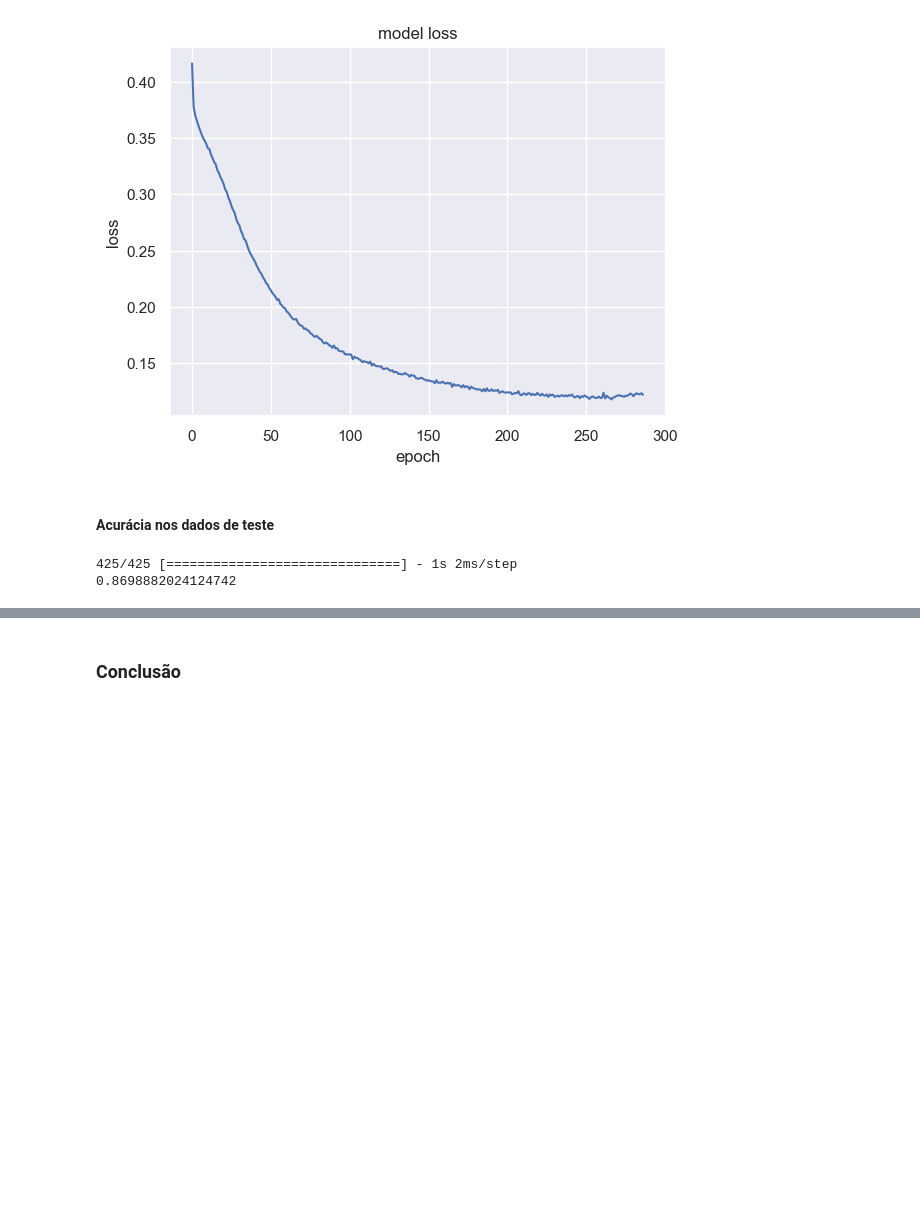
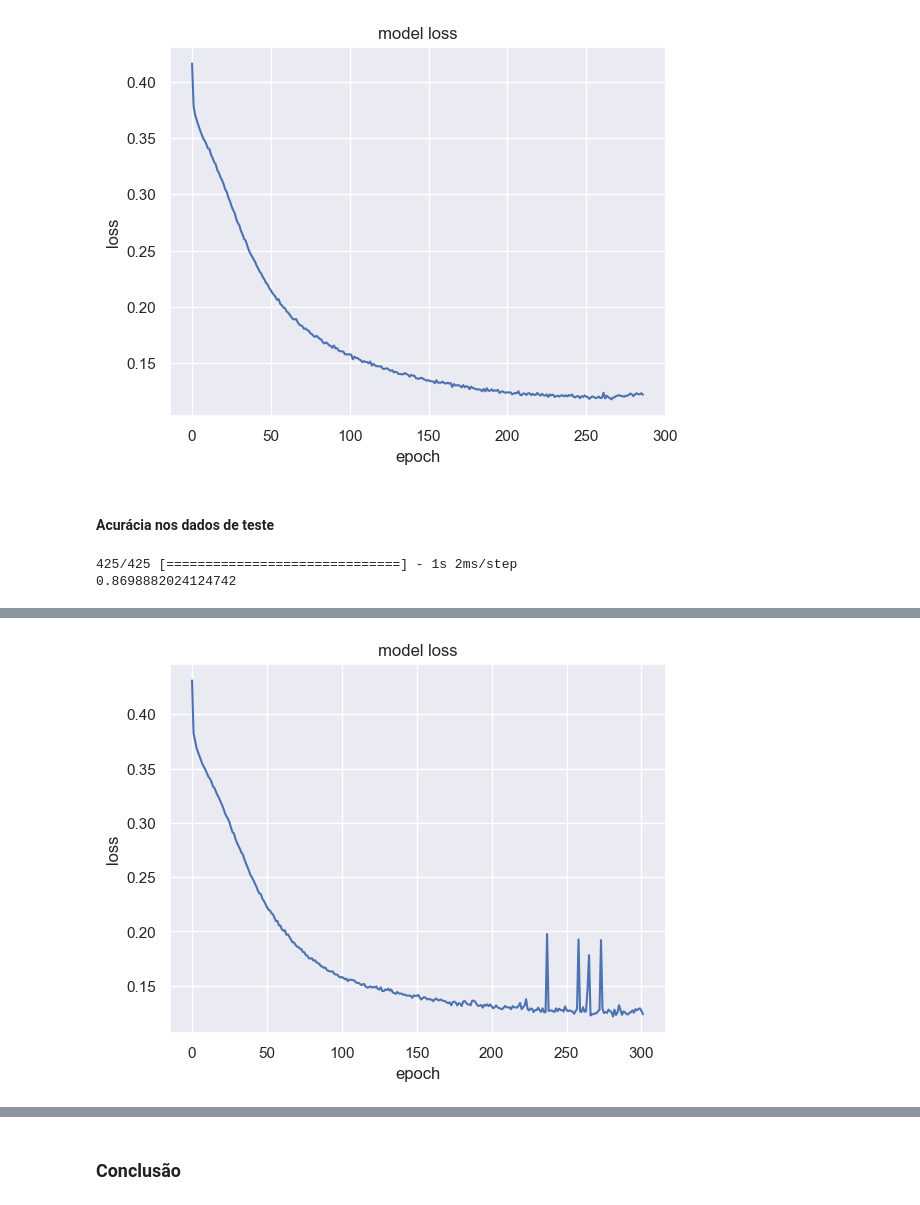
Before and after one commit to pedrogrigorio/UFC-Machine-Learning-Project, a Jupyter notebook: notebook.ipynb, the cells around one changed output, grey strips where cells are left out. Cells and saved outputs as stored; diff of their text form; code cells hidden in the pictures; blank space fills up the shorter version.

```diff
--- a/notebook.ipynb
+++ b/notebook.ipynb
@@ -766,0 +782,8 @@ print(score)
+# %%
+plt.plot(history.history['loss'])
+plt.title('model loss')
+plt.ylabel('loss')
+plt.xlabel('epoch')
+plt.show()
+# %% [output]
+[figure, added]
```
Also changed, not shown: parts of 5 cells of this notebook.
